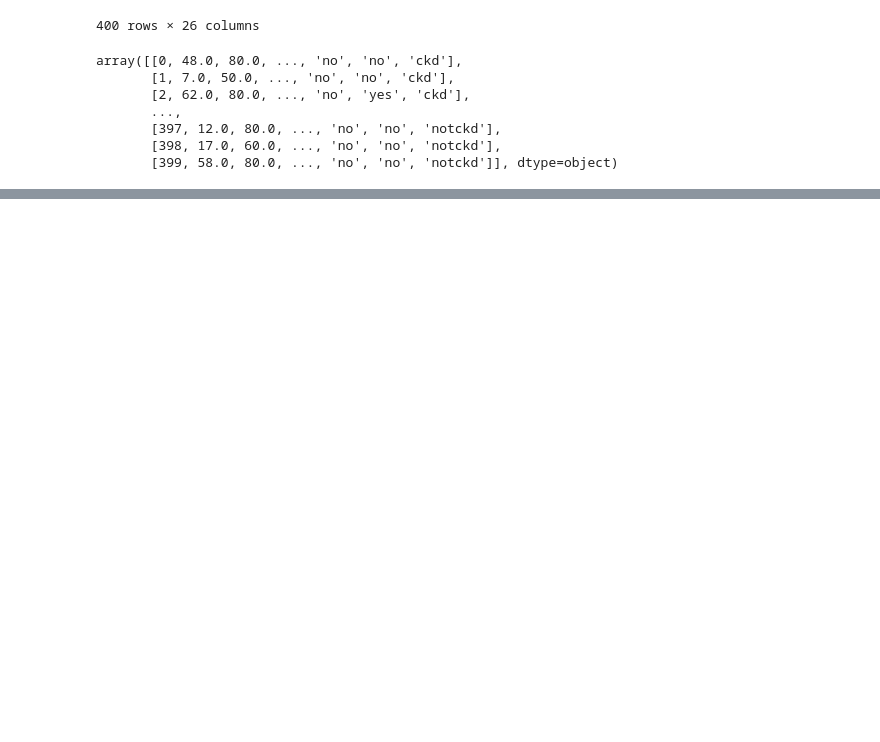
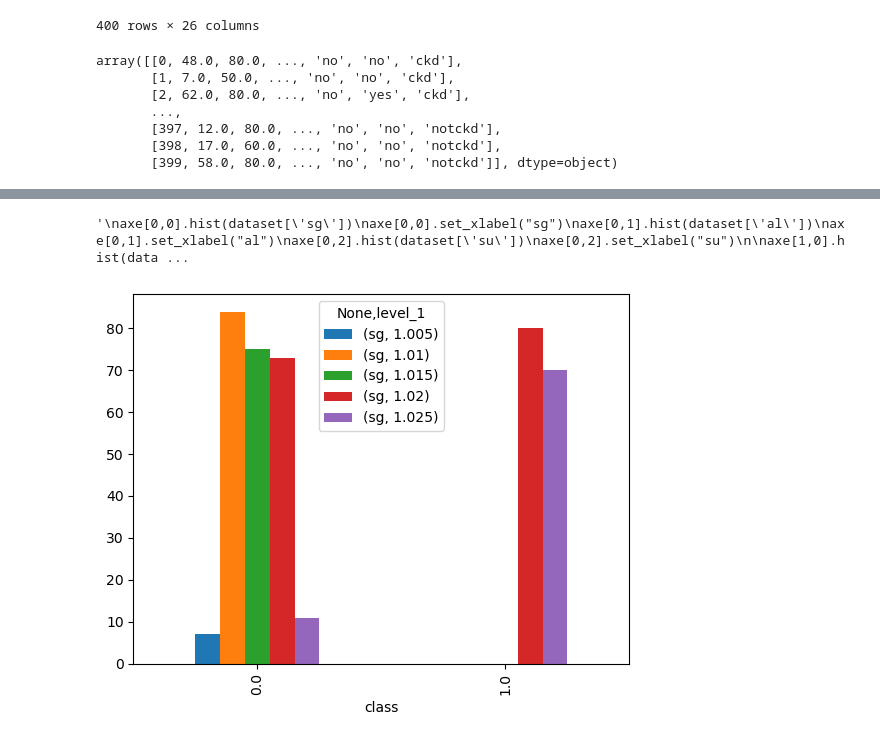
Before and after one commit to praveen3225/ML_PROJECT_CKD-Prediction, a Jupyter notebook: MINI PROJECT/CKD_Pred.ipynb, the cells around one changed output, grey strips where cells are left out. Cells and saved outputs as stored; diff of their text form; code cells hidden in the pictures; blank space fills up the shorter version.

```diff
--- a/MINI PROJECT/CKD_Pred.ipynb
+++ b/MINI PROJECT/CKD_Pred.ipynb
@@ -44,0 +252,38 @@ array([[0, 48.0, 80.0, ..., 'no', 'no', 'ckd'],
+# %%
+#figure, axe = mtp.subplots(5,3,figsize=(15, 20))
+
+pd.DataFrame(dataset.groupby('class')['sg'].apply(lambda x: x.value_counts())).reset_index().pivot(index = 'class', columns = 'level_1').plot.bar(stacked=False)
+
+"""
+axe[0,0].hist(dataset['sg'])
+axe[0,0].set_xlabel("sg")
+axe[0,1].hist(dataset['al'])
+axe[0,1].set_xlabel("al")
+axe[0,2].hist(dataset['su'])
+axe[0,2].set_xlabel("su")
+
+axe[1,0].hist(dataset["rbc"])
+axe[1,0].set_xlabel("rbc")
+axe[1,1].hist(dataset["pc"])
+axe[1,1].set_xlabel("pc")
+axe[1,2].hist(dataset["pcc"])
+axe[1,2].set_xlabel("pcc")
+
+axe[2,0].hist(dataset["ba"])
+axe[2,0].set_xlabel("ba")
+axe[2,1].hist(dataset["htn"])
+axe[2,1].set_xlabel("htn")
+axe[2,2].hist(dataset["dm"])
+axe[2,2].set_xlabel("dm")
+
+axe[3,0].hist(dataset["cad"])
+axe[3,0].set_xlabel("cad")
+axe[3,1].hist(dataset["appet"])
+axe[3,1].set_xlabel("appet")
+axe[3,2].hist(dataset["pe"])
+axe[3,2].set_xlabel("pe")
+"""
+#mtp.show()
+# %% [output]
+'\naxe[0,0].hist(dataset[\'sg\'])\naxe[0,0].set_xlabel("sg")\naxe[0,1].hist(dataset[\'al\'])\naxe[0,1].set_xlabel("al")\naxe[0,2].hist(dataset[\'su\'])\naxe[0,2].set_xlabel("su")\n\naxe[1,0].hist(data ...
+[figure, added]
```
Also changed, not shown: parts of 16 cells of this notebook.
